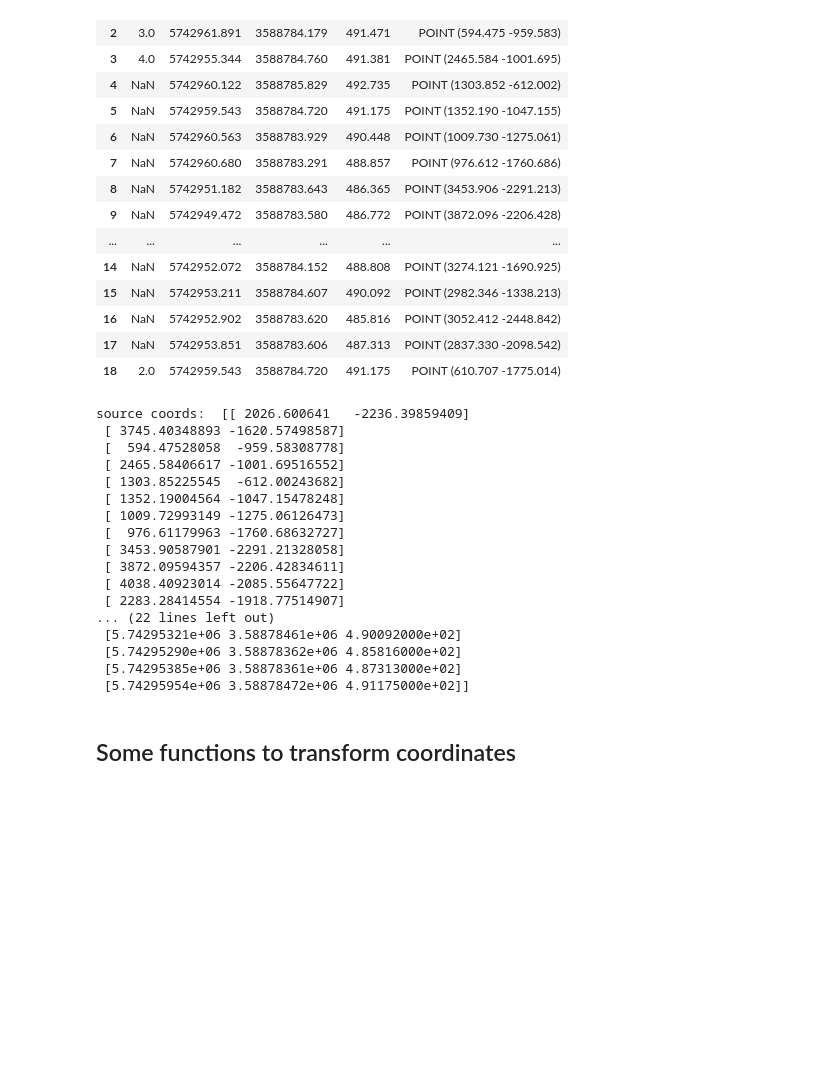
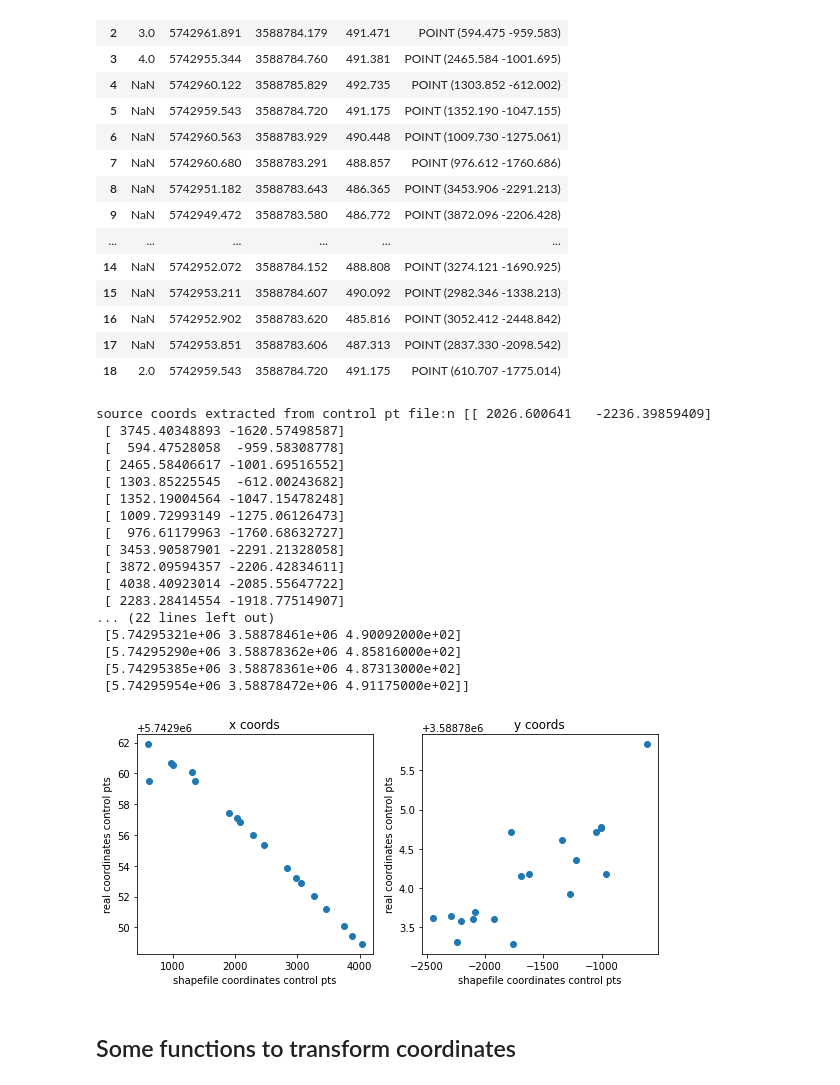
Before and after one commit to ElcoLuijendijk/georef_fracture_traces, a Jupyter notebook: georef_shapefiles.ipynb, the cells around one changed output. Cells and saved outputs as stored; diff of their text form; code cells hidden in the pictures; blank space fills up the shorter version.

```diff
--- a/georef_shapefiles.ipynb
+++ b/georef_shapefiles.ipynb
@@ -89,10 +90,10 @@ cp
 src = np.array([g.coords[:][0] for g in cp.geometry])
 dst = np.array(list(zip(cp[cp_x_col], cp[cp_y_col], cp[cp_z_col])))
 
-print('source coords: ', src)
-print('to be projected to: ', dst)
+print('source coords extracted from control pt file:n', src)
+print('to be projected to:n', dst)
 # %% [output]
-source coords:  [[ 2026.600641   -2236.39859409]
+source coords extracted from control pt file:n [[ 2026.600641   -2236.39859409]
  [ 3745.40348893 -1620.57498587]
  [  594.47528058  -959.58308778]
  [ 2465.58406617 -1001.69516552]
@@ -109,6 +110,21 @@ source coords:  [[ 2026.600641   -2236.39859409]
  [5.74295290e+06 3.58878362e+06 4.85816000e+02]
  [5.74295385e+06 3.58878361e+06 4.87313000e+02]
  [5.74295954e+06 3.58878472e+06 4.91175000e+02]]
+# %%
+fig, axs = pl.subplots(1, 2, figsize=(8, 4))
+axs[0].scatter(src[:, 0], dst[:, 0])
+axs[1].scatter(src[:, 1], dst[:, 1])
+
+for ax in axs:
+    ax.set_xlabel('shapefile coordinates control pts')
+    ax.set_ylabel('real coordinates control pts')
+
+axs[0].set_title('x coords')
+axs[1].set_title('y coords')
+
+fig.tight_layout()
+# %% [output]
+[figure, added]
 # %% [markdown]
 ## Some functions to transform coordinates
 # %%
```
Also changed, not shown: parts of 26 cells of this notebook, 6 other files.
